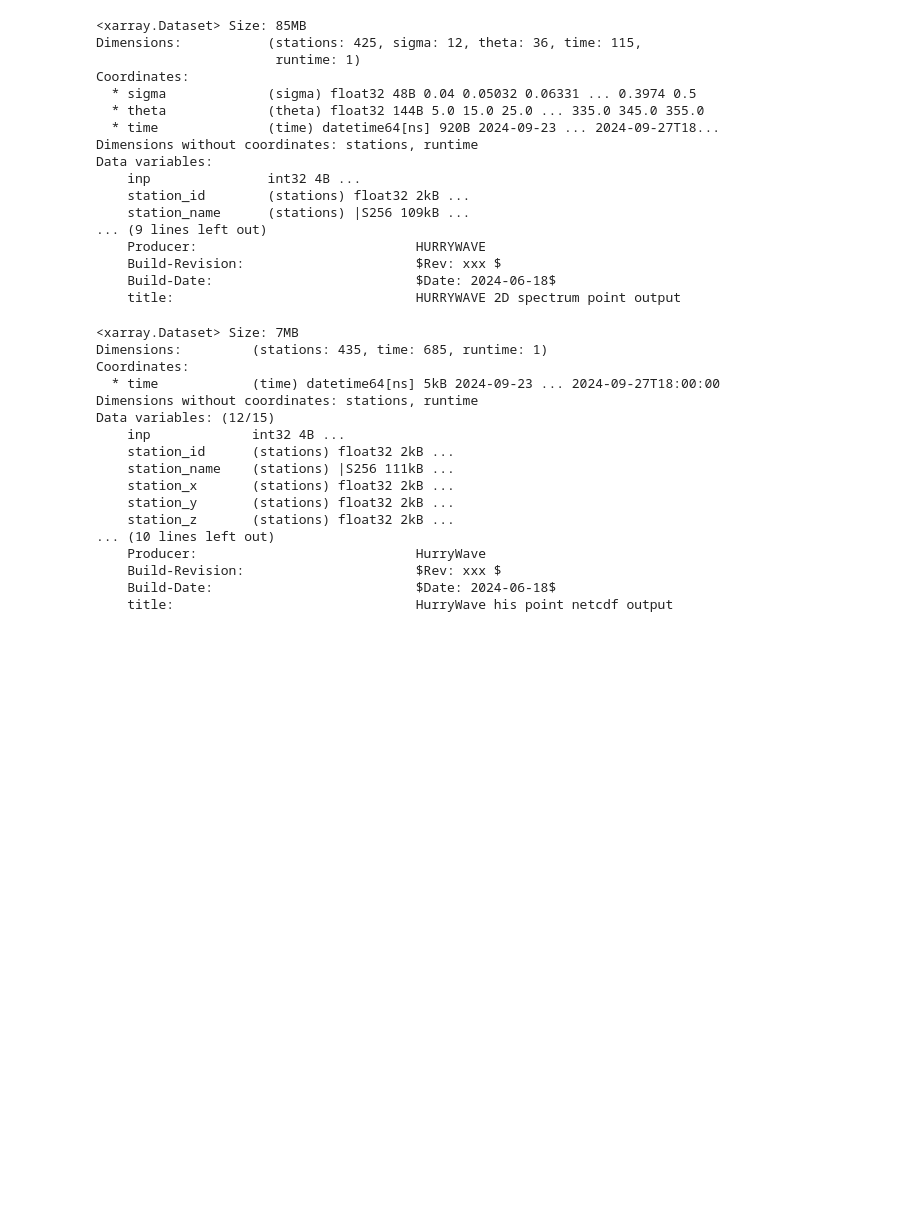
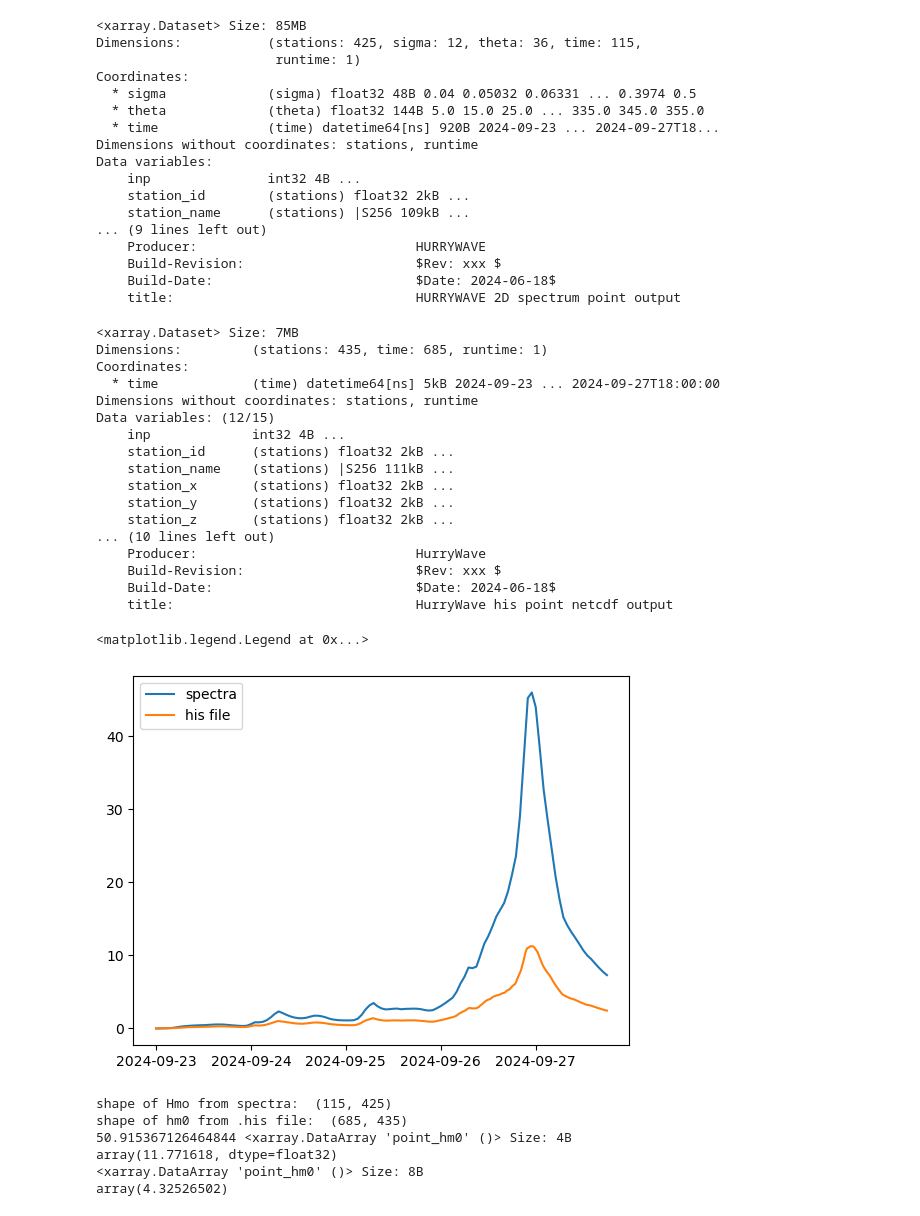
Before and after one commit to csherwood-usgs/NOPP_comparison, a Jupyter notebook: load_hurrywave.ipynb, the cells around one changed output. Drawn from its saved outputs; the diff is of its cells as text; code cells hidden in the pictures; blank space fills up the shorter version.

Commit message:
issues with hurrywave

```diff
--- a/load_hurrywave.ipynb
+++ b/load_hurrywave.ipynb
@@ -45,3 +49,44 @@ Data variables: (12/15)
     Build-Revision:                      $Rev: xxx $
     Build-Date:                          $Date: 2024-06-18$
     title:                               HurryWave his point netcdf output
+# %%
+# calculate Hmo from HurryWave spectra
+
+nc_path = data_dir+"hurrywave_sp2.nc"
+ds = xr.open_dataset(nc_path, mask_and_scale=True, decode_cf=True)
+
+S = ds['point_spectrum2d']   # (time, stations, theta, sigma)
+
+time = ds['time'].values
+f = ds['sigma'].values
+theta_deg = ds['theta'].values
+
+nT, nP, nD, nF = S.shape
+
+Hmo = np.zeros((nT,nP))
+
+for t in range(nT):
+    for p in range(nP):
+        Sfth = S.values[t,p,:,:]     # (theta,f)
+        m0_f = np.trapezoid(Sfth, theta_deg, axis=0)
+        m0 = np.trapezoid(m0_f, f)
+        Hmo[t,p] = 4*np.sqrt(m0)
+# %%
+plt.plot( time, Hmo[:,300], label='spectra' )
+plt.plot( ds_his['time'], ds_his['point_hm0'][:, 300], label='his file')
+plt.legend()
+# %% [output]
+<matplotlib.legend.Legend at 0x...>
+[figure, added]
+# %%
+print( 'shape of Hmo from spectra: ',np.shape( Hmo) )
+print( 'shape of hm0 from .his file: ',np.shape( ds_his['point_hm0'] ) )
+print( np.max (Hmo), np.max( ds_his['point_hm0']) )
+print( np.max (Hmo) / np.max( ds_his['point_hm0']) )
+# %% [output]
+shape of Hmo from spectra:  (115, 425)
+shape of hm0 from .his file:  (685, 435)
+50.915367126464844 <xarray.DataArray 'point_hm0' ()> Size: 4B
+array(11.771618, dtype=float32)
+<xarray.DataArray 'point_hm0' ()> Size: 8B
+array(4.32526502)
```
Also changed, not shown: parts of 6 cells of this notebook.
